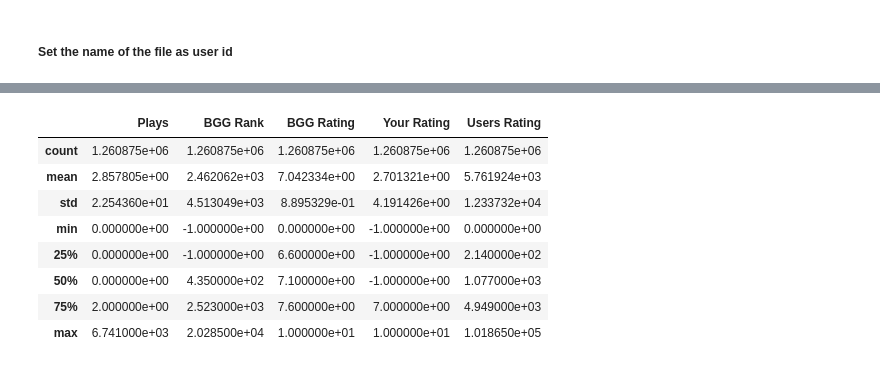
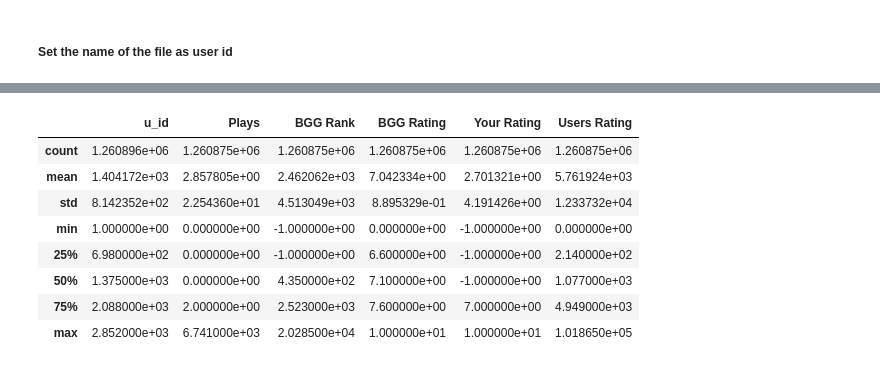
Before and after one commit to LourdesRodriguez/recommender_system, a Jupyter notebook: 2_Data_Understanding.ipynb, the cells around one changed output, grey strips where cells are left out. Drawn from its saved outputs; the diff is of its cells as text; code cells hidden in the pictures.

```diff
--- a/2_Data_Understanding.ipynb
+++ b/2_Data_Understanding.ipynb
@@ -230,6 +226,6 @@ memory usage: 182.8+ MB
 # %% [markdown]
 ##### Remove columns with most null records
 # %%
-merged_df.drop(columns=['Unnamed: 0','Rating','Last Played','Days Since Last Play',
+users.drop(columns=['Unnamed: 0','Rating','Last Played','Days Since Last Play',
                        '0', '1','2','3','4','5','6'], axis=1,
               inplace=True)
@@ -252,6 +241,6 @@ merged_df
 # %% [markdown]
 ##### Set the name of the file as user id
 # %%
-file= merged_df['file'].str.split('.', n=1, expand= True)
-merged_df.insert(0, 'user', file[0])
-merged_df.drop(columns =['file'], inplace= True)
+file= users['file'].str.split('.', n=1, expand= True)
+users.insert(0, 'u_id', file[0])
+users.drop(columns =['file'], inplace= True)
@@ -289,3 +280,5 @@ Data columns (total 8 columns):
  7   Utilisation   1260875 non-null  object
 dtypes: float64(5), object(3)
 memory usage: 77.0+ MB
+# %%
+users['u_id']=users['u_id'].astype(int)
@@ -292,12 +301,14 @@ memory usage: 77.0+ MB
+# %%
+users['u_id']=users['u_id']+1
 # %%
-merged_df.describe()
+users.describe()
 # %% [output]
-|  | Plays | BGG Rank | BGG Rating | Your Rating | Users Rating |
-| count | 1.260875e+06 | 1.260875e+06 | 1.260875e+06 | 1.260875e+06 | 1.260875e+06 |
-| mean | 2.857805e+00 | 2.462062e+03 | 7.042334e+00 | 2.701321e+00 | 5.761924e+03 |
-| std | 2.254360e+01 | 4.513049e+03 | 8.895329e-01 | 4.191426e+00 | 1.233732e+04 |
-| min | 0.000000e+00 | -1.000000e+00 | 0.000000e+00 | -1.000000e+00 | 0.000000e+00 |
-| 25% | 0.000000e+00 | -1.000000e+00 | 6.600000e+00 | -1.000000e+00 | 2.140000e+02 |
-| 50% | 0.000000e+00 | 4.350000e+02 | 7.100000e+00 | -1.000000e+00 | 1.077000e+03 |
-| 75% | 2.000000e+00 | 2.523000e+03 | 7.600000e+00 | 7.000000e+00 | 4.949000e+03 |
-| max | 6.741000e+03 | 2.028500e+04 | 1.000000e+01 | 1.000000e+01 | 1.018650e+05 |
+|  | u_id | Plays | BGG Rank | BGG Rating | Your Rating | Users Rating |
+| count | 1.260896e+06 | 1.260875e+06 | 1.260875e+06 | 1.260875e+06 | 1.260875e+06 | 1.260875e+06 |
+| mean | 1.404172e+03 | 2.857805e+00 | 2.462062e+03 | 7.042334e+00 | 2.701321e+00 | 5.761924e+03 |
+| std | 8.142352e+02 | 2.254360e+01 | 4.513049e+03 | 8.895329e-01 | 4.191426e+00 | 1.233732e+04 |
+| min | 1.000000e+00 | 0.000000e+00 | -1.000000e+00 | 0.000000e+00 | -1.000000e+00 | 0.000000e+00 |
+| 25% | 6.980000e+02 | 0.000000e+00 | -1.000000e+00 | 6.600000e+00 | -1.000000e+00 | 2.140000e+02 |
+| 50% | 1.375000e+03 | 0.000000e+00 | 4.350000e+02 | 7.100000e+00 | -1.000000e+00 | 1.077000e+03 |
+| 75% | 2.088000e+03 | 2.000000e+00 | 2.523000e+03 | 7.600000e+00 | 7.000000e+00 | 4.949000e+03 |
+| max | 2.852000e+03 | 6.741000e+03 | 2.028500e+04 | 1.000000e+01 | 1.000000e+01 | 1.018650e+05 |
```
Also changed, not shown: parts of 18 cells of this notebook.
